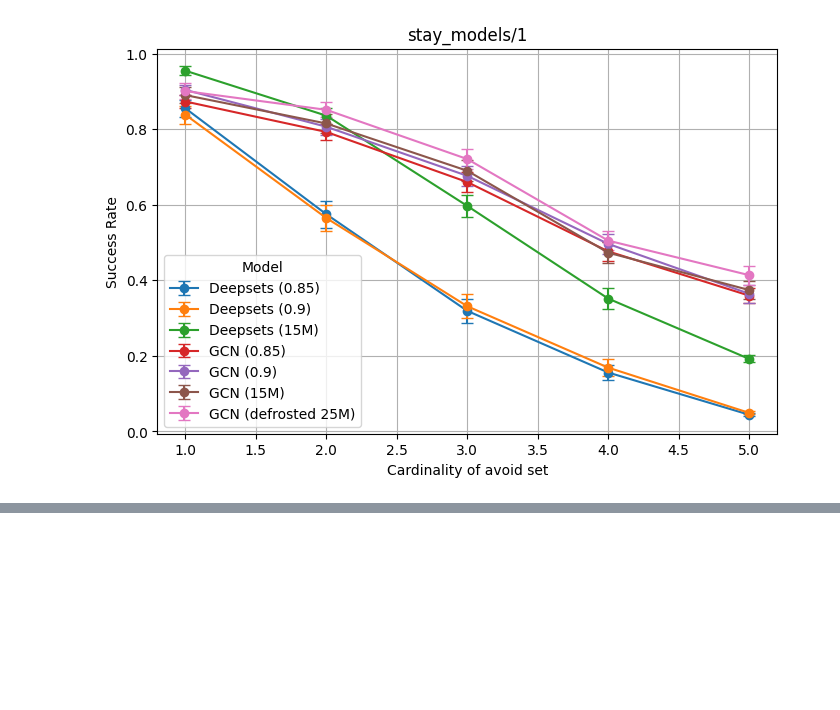
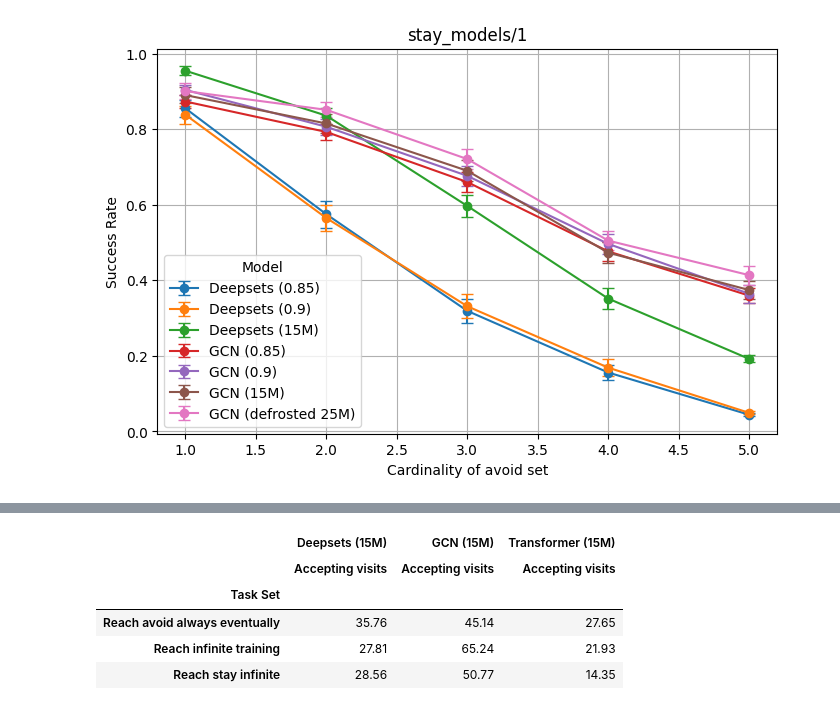
Before and after one commit to mattiagiuri/ltl_gnn, a Jupyter notebook: visualize_results_chess.ipynb, the cells around one changed output, grey strips where cells are left out. Saved outputs shown, nothing was run; the diff lists cells and outputs as text; code cells hidden in the pictures; blank space fills up the shorter version.

```diff
--- a/visualize_results_chess.ipynb
+++ b/visualize_results_chess.ipynb
@@ -440,0 +540,9 @@ make_ablation_graphs_smaller(goal="stay_models/1")
+# %%
+df_rs_mean.groupby("Task Set").mean()
+# %% [output]
+|  | Deepsets (15M) | GCN (15M) | Transformer (15M) |
+|  | Accepting visits | Accepting visits | Accepting visits |
+| Task Set |  |  |  |
+| Reach avoid always eventually | 35.76 | 45.14 | 27.65 |
+| Reach infinite training | 27.81 | 65.24 | 21.93 |
+| Reach stay infinite | 28.56 | 50.77 | 14.35 |
```
Also changed, not shown: parts of 4 cells of this notebook, 37 other files.
